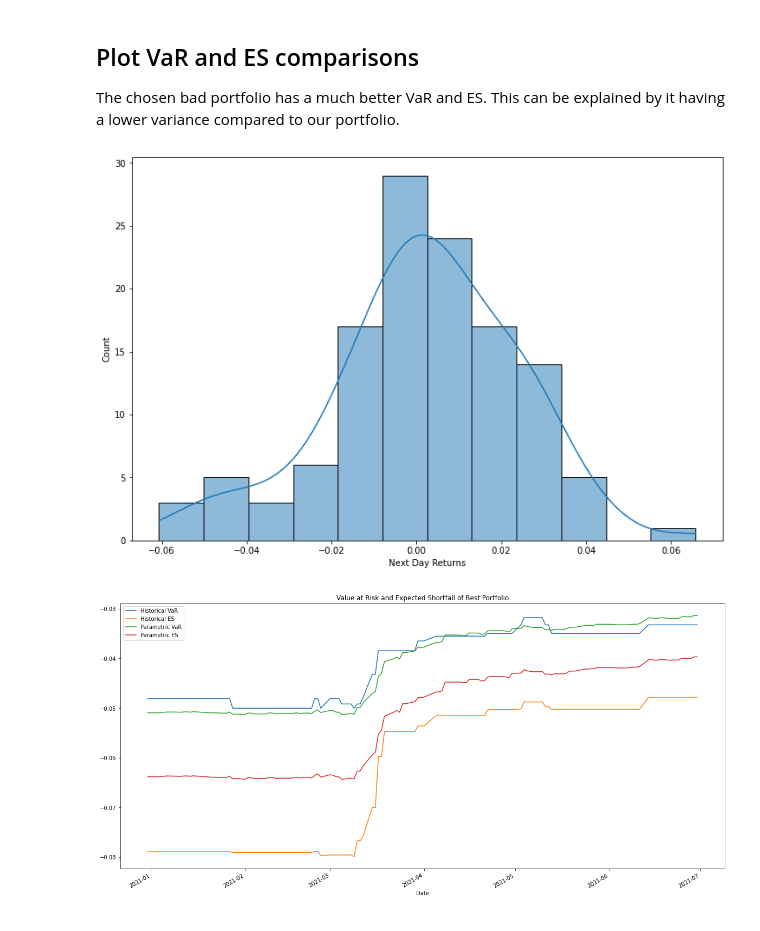
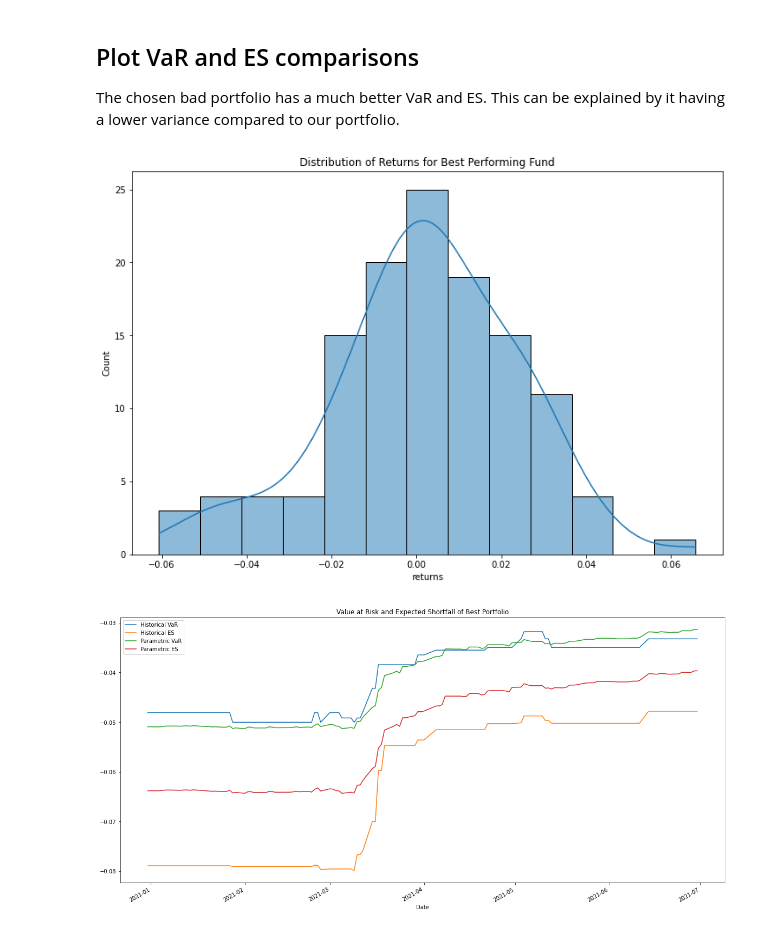
Before and after one commit to coldsonata/bt4016-project, a Jupyter notebook: midterm_code.ipynb, the cells around one changed output. Saved outputs shown, nothing was run; the diff lists cells and outputs as text; code cells hidden in the pictures.

Commit message:
Added distribution plots to returns

```diff
--- a/midterm_code.ipynb
+++ b/midterm_code.ipynb
@@ -1062,10 +1062,11 @@ new_table
 The chosen bad portfolio has a much better VaR and ES. This can be explained by it having a lower variance compared to our portfolio.
 # %%
 plt.figure(figsize=(12,8))
-sns.histplot(original_table['Next Day Returns'], kde=True)
+sns.histplot(original_table['returns'], kde=True)
+plt.title("Distribution of Returns for Best Performing Fund")
 plt.show()
 # %% [output]
-[figure, old version]
+[figure, new version]
 # %%
 original_table.copy().drop(['returns', 'Next Day Returns'], axis=1).plot(figsize=(20,10))
 plt.legend()
```
Also changed, not shown: parts of 2 cells of this notebook.
